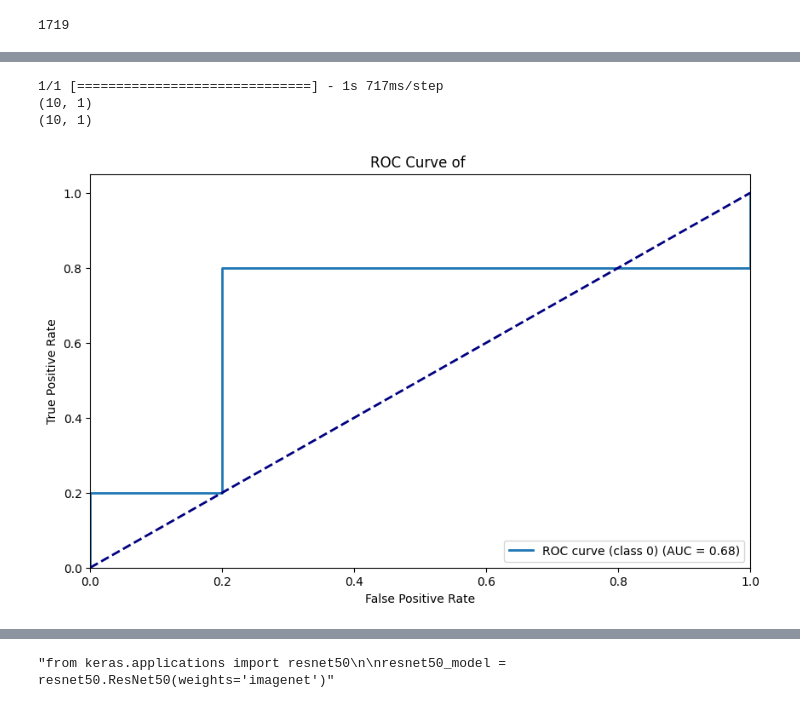
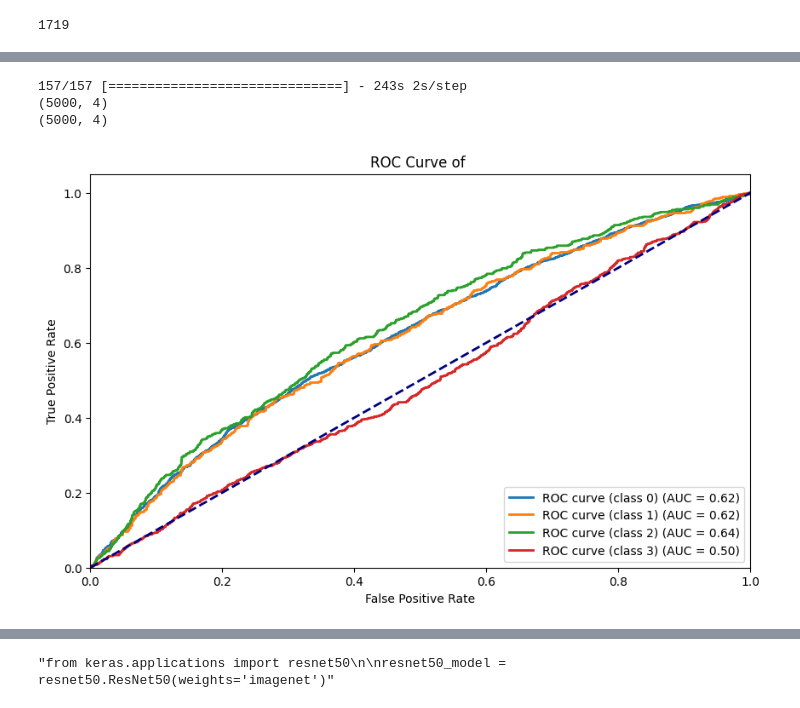
Before and after one commit to qkestacion07/CPE313, a Jupyter notebook: X_ray/prac.ipynb, the cells around one changed output, grey strips where cells are left out. Drawn from its saved outputs; the diff is of its cells as text; code cells hidden in the pictures.

```diff
--- a/X_ray/prac.ipynb
+++ b/X_ray/prac.ipynb
@@ -517,10 +503,11 @@ KeyboardInterrupt:
-# %%
-plot_multiclass_roc(model,x_val,y_val,len(labels))
-# %% [output]
-1/1 [==============================] - 1s 717ms/step
-(10, 1)
-(10, 1)
-[figure, removed]
+# %%
+y_pred = model.predict(x_val).astype('float32')
+plot_multiclass_roc(y_val[:,[0,1,5,8]],y_pred,4)
+# %% [output]
+157/157 [==============================] - 243s 2s/step
+(5000, 4)
+(5000, 4)
+[figure, added]
 # %%
 plot_loss_accuracy(history,acc_metric)
 # %% [output]
```
Also changed, not shown: parts of 16 cells of this notebook, 3 other files.
